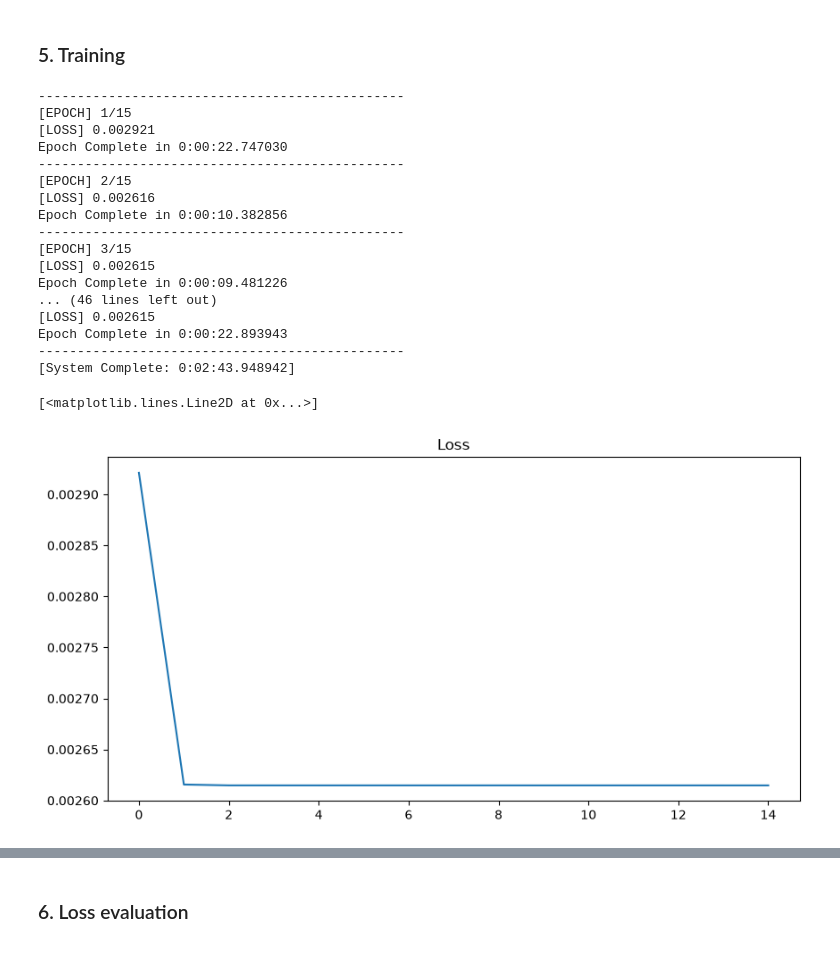
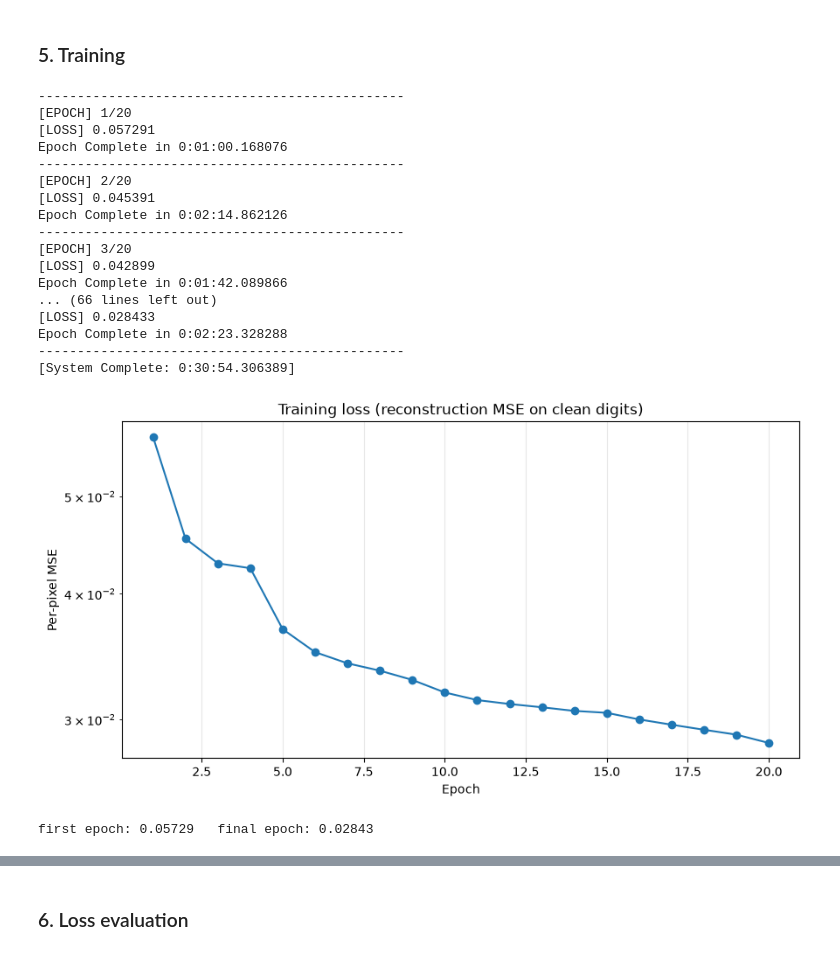
Before and after one commit to AidanShim/SCARAB, a Jupyter notebook: tutorial/MNIST/mnist_anomaly_detection.ipynb, the cells around one changed output, grey strips where cells are left out. Cells and saved outputs as stored; diff of their text form; code cells hidden in the pictures.

```diff
--- a/tutorial/MNIST/mnist_anomaly_detection.ipynb
+++ b/tutorial/MNIST/mnist_anomaly_detection.ipynb
@@ -104,7 +104,14 @@ Name: count, dtype: int64
 ### 4. Linear compression
 # %%
 import torch.nn as nn
+
 class AE(nn.Module):
+    """Fully-connected autoencoder: 784 -> 16 -> 784.
+
+    The 16-unit bottleneck is a 49x compression of the image, so the network
+    cannot memorise its inputs; it has to learn the shared structure of MNIST
+    digits and spend its 16 numbers on where a given digit sits within it.
+    """
     def __init__(self):
         super(AE, self).__init__()
         self.enc = nn.Sequential(
@@ -133,18 +140,22 @@ class AE(nn.Module):
             nn.Linear(256, 512),
             nn.ReLU(),
             nn.Linear(512, 784),
-            nn.ReLU()
+            # Sigmoid on the output layer, not ReLU. ReLU has zero gradient for
+            # negative pre-activations, so an output unit pushed negative can
+            # never recover -- that collapses the decoder to a constant image.
+            # Sigmoid is bounded to [0, 1], matching the normalised pixel range.
+            nn.Sigmoid()
         )
+
     def forward(self, x):
         encode = self.enc(x)
         decode = self.dec(encode)
         return decode
 # %%
 batch_size = 32
-lr = 1e-2         # learning rate
+lr = 1e-3         # learning rate (Adam; 1e-2 with plain SGD was enough to kill the ReLUs)
 w_d = 1e-5        # weight decay
-momentum = 0.9
-epochs = 15
+epochs = 20
 # %% [markdown]
 ### 5. Training
 # %%
@@ -152,14 +163,17 @@ from torch.utils.data import DataLoader
 
 device = torch.device('cuda' if torch.cuda.is_available() else 'cpu')
 
-# Flatten x_train to (60000, 784) and wrap in a DataLoader
+# Flatten x_train to (60000, 784) and wrap in a DataLoader.
+# Note we train on the CLEAN training images only -- the model never sees an
+# anomaly. That is the whole premise: learn to reconstruct normality, then treat
+# "hard to reconstruct" as "abnormal".
 x_train_flat = x_train.reshape(len(x_train), -1)
 train_tensor = torch.tensor(x_train_flat, dtype=torch.float32)
 train_ = DataLoader(train_tensor, batch_size=batch_size, shuffle=True)
 
 model = AE().to(device)
 criterion = nn.MSELoss(reduction='mean')
-optimizer = torch.optim.SGD(model.parameters(), lr=lr, weight_decay=w_d, momentum=momentum)
+optimizer = torch.optim.Adam(model.parameters(), lr=lr, weight_decay=w_d)
 
 metrics = defaultdict(list)
 
@@ -176,7 +190,11 @@ for epoch in range(epochs):
         loss.backward()
         optimizer.step()
         running_loss += loss.item()
-    epoch_loss = running_loss / len(train_tensor)
+    # running_loss is a sum of per-batch MEAN losses, so divide by the number of
+    # BATCHES to recover the true per-pixel MSE. Dividing by len(train_tensor)
+    # (the number of samples) understates it by a factor of batch_size, which
+    # makes the training loss look ~32x better than the evaluation loss.
+    epoch_loss = running_loss / len(train_)
     metrics['train_loss'].append(epoch_loss)
     ep_end = time.time()
     print('-----------------------------------------------')
@@ -187,26 +205,33 @@ print('-----------------------------------------------')
 print('[System Complete: {}]'.format(timedelta(seconds=end-start)))
 # %% [output]
 -----------------------------------------------
-[EPOCH] 1/15
-[LOSS] 0.002921
-Epoch Complete in 0:00:22.747030
+[EPOCH] 1/20
+[LOSS] 0.057291
+Epoch Complete in 0:01:00.168076
 -----------------------------------------------
-[EPOCH] 2/15
-[LOSS] 0.002616
-Epoch Complete in 0:00:10.382856
+[EPOCH] 2/20
+[LOSS] 0.045391
+Epoch Complete in 0:02:14.862126
 -----------------------------------------------
-[EPOCH] 3/15
-[LOSS] 0.002615
-Epoch Complete in 0:00:09.481226
-... (46 lines left out)
-[LOSS] 0.002615
-Epoch Complete in 0:00:22.893943
+[EPOCH] 3/20
+[LOSS] 0.042899
+Epoch Complete in 0:01:42.089866
+... (66 lines left out)
+[LOSS] 0.028433
+Epoch Complete in 0:02:23.328288
 -----------------------------------------------
-[System Complete: 0:02:43.948942]
+[System Complete: 0:30:54.306389]
 # %%
-_, ax = plt.subplots(1,1,figsize=(10,5))
-ax.set_title('Loss')
-ax.plot(metrics['train_loss'])
+_, ax = plt.subplots(1, 1, figsize=(10, 5))
+ax.set_title('Training loss (reconstruction MSE on clean digits)')
+ax.plot(range(1, epochs + 1), metrics['train_loss'], marker='o')
+ax.set_xlabel('Epoch')
+ax.set_ylabel('Per-pixel MSE')
+ax.set_yscale('log')   # log scale: most of the improvement is in the first few epochs
+ax.grid(alpha=0.3)
+plt.show()
+
+print(f"first epoch: {metrics['train_loss'][0]:.5f}   final epoch: {metrics['train_loss'][-1]:.5f}")
 # %% [output]
+[figure, new version]
-[<matplotlib.lines.Line2D at 0x...>]
+first epoch: 0.05729   final epoch: 0.02843
-[figure, old version]
```
Also changed, not shown: parts of 9 cells of this notebook, 6 other files.
